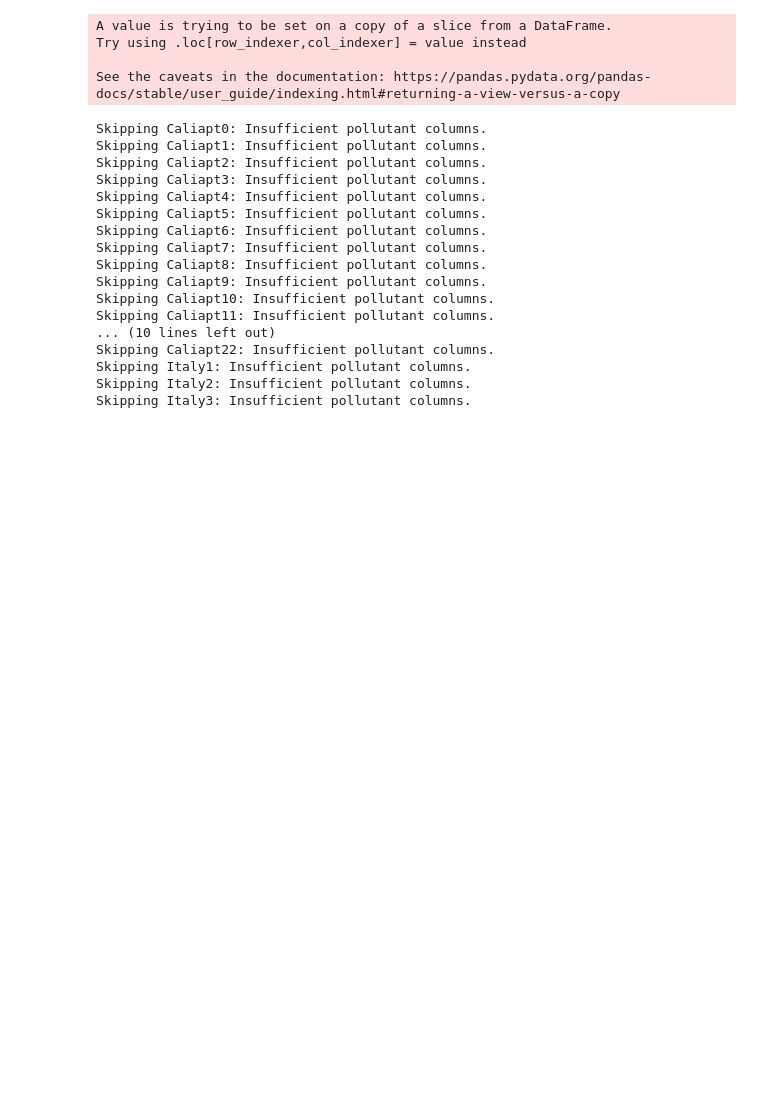
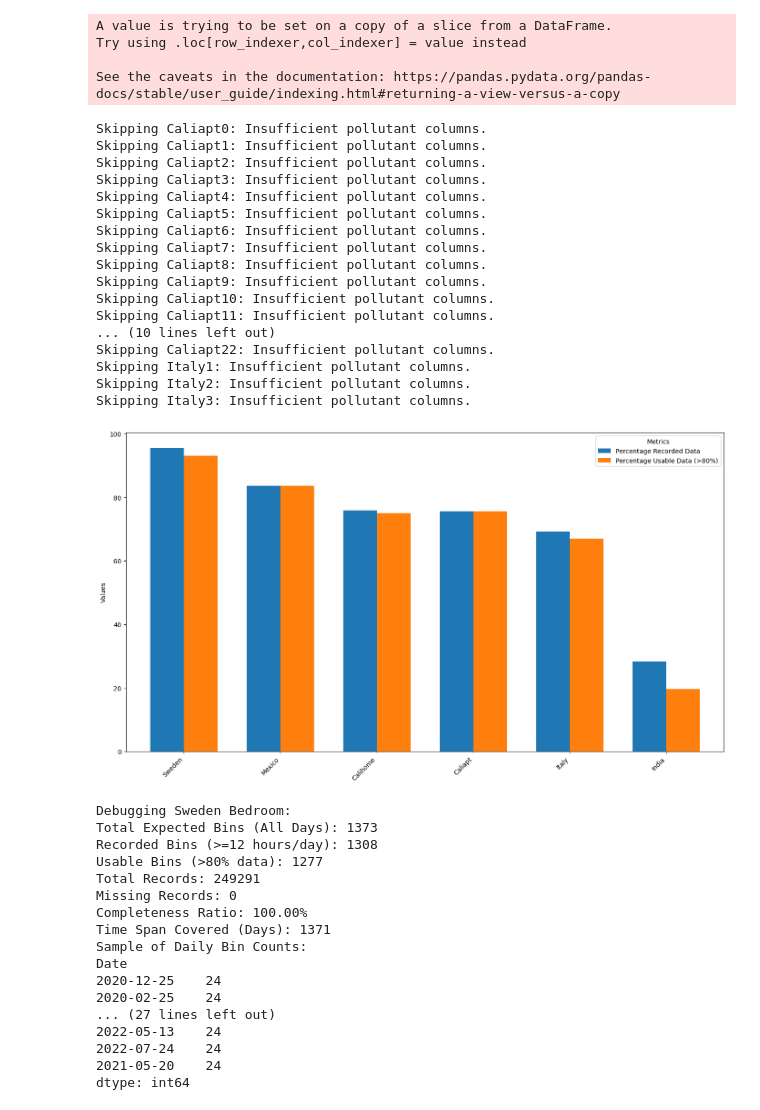
Before and after one commit to longthangvu/ts-missingness-visuals, a Jupyter notebook: summary.ipynb, the cells around one changed output. Saved outputs shown, nothing was run; the diff lists cells and outputs as text; code cells hidden in the pictures; blank space fills up the shorter version.

```diff
--- a/test.ipynb
+++ b/summary.ipynb
@@ -192,0 +195,47 @@ Skipping Italy3: Insufficient pollutant columns.
+# %%
+import matplotlib.pyplot as plt
+def plot_stats_df(stats_df):
+    """
+    Generate a grouped bar plot for dataset statistics, excluding record-related attributes.
+
+    Args:
+        stats_df (pd.DataFrame): The statistics DataFrame containing computed metrics.
+    """
+    # Exclude record-related attributes
+    # stats_df_filtered = stats_df.drop(columns=['Total Records', 'Missing Records', 'Completeness Ratio'], errors='ignore')
+    stats_df_filtered = stats_df[['Percentage Recorded Data','Percentage Usable Data (>80%)']]
+    stats_df_filtered = stats_df_filtered.sort_values(by='Percentage Recorded Data', ascending=False)
+    fig, ax = plt.subplots(figsize=(14, 8))
+    stats_df_filtered.plot(kind='bar', ax=ax, width=0.7)
+
+    ax.set_ylabel("Values")
+    # ax.set_title("Dataset Statistics (Excluding Record-Related Attributes)")
+    ax.legend(title="Metrics")
+    ax.set_xticklabels(stats_df_filtered.index, rotation=45, ha='right')
+
+    plt.tight_layout()
+    plt.show()
+
+
+stats_df = calculate_comprehensive_statistics(data_singleton)
+plot_stats_df(stats_df)
+stats_df = calculate_comprehensive_statistics(data_singleton, debug=True)
+# %% [output]
+[figure, added]
+Debugging Sweden Bedroom:
+Total Expected Bins (All Days): 1373
+Recorded Bins (>=12 hours/day): 1308
+Usable Bins (>80% data): 1277
+Total Records: 249291
+Missing Records: 0
+Completeness Ratio: 100.00%
+Time Span Covered (Days): 1371
+Sample of Daily Bin Counts:
+Date
+2020-12-25    24
+2020-02-25    24
+... (27 lines left out)
+2022-05-13    24
+2022-07-24    24
+2021-05-20    24
+dtype: int64
```
Also changed, not shown: parts of 1 cell of this notebook, 3 other files.
